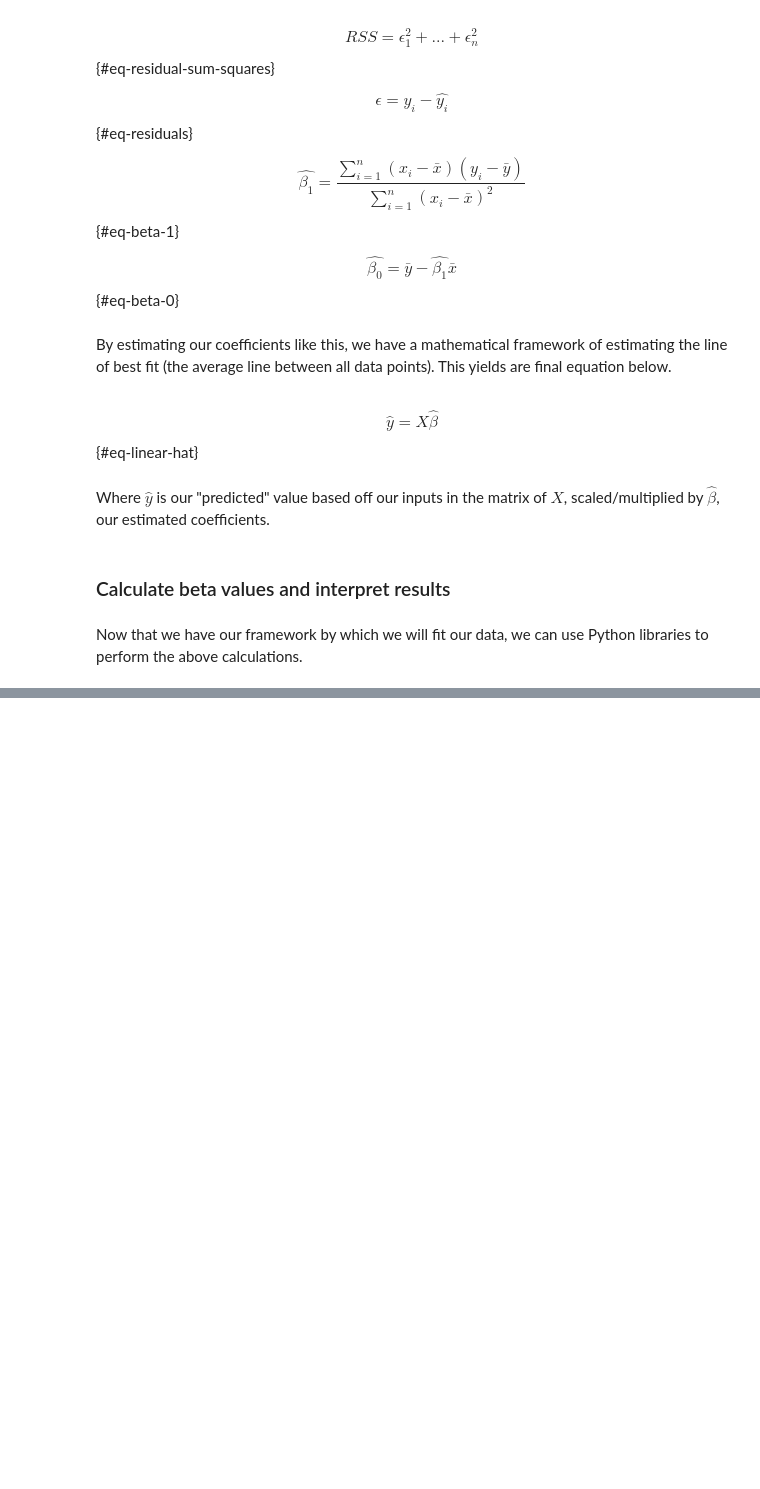
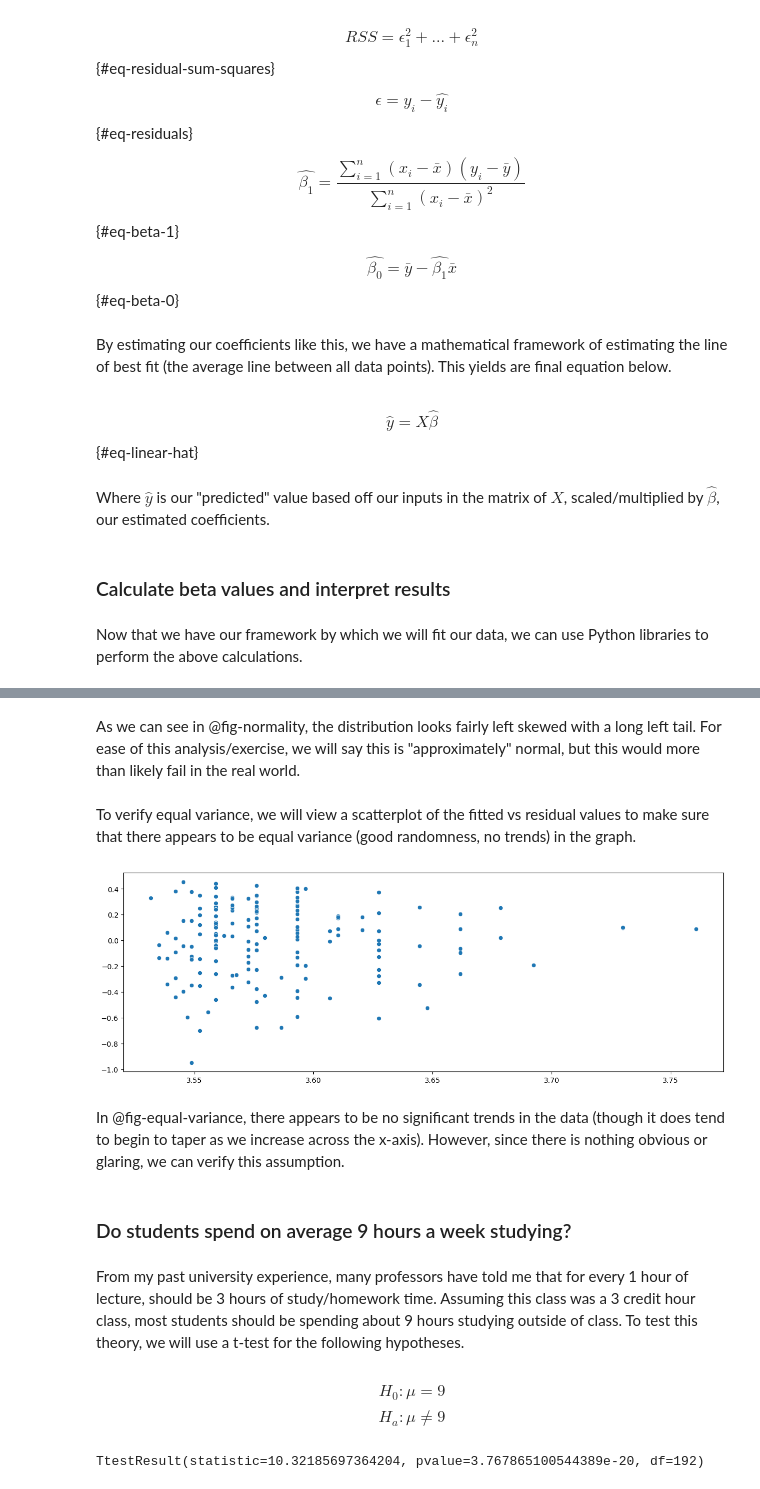
Before and after one commit to thebayesianbandit/thebayesianbandit.github.io, a Jupyter notebook: posts/gpa-analysis/gpa_analysis.ipynb, the cells around one changed output, grey strips where cells are left out. Cells and saved outputs as stored; diff of their text form; code cells hidden in the pictures; blank space fills up the shorter version.

```diff
--- a/posts/gpa-analysis/gpa_analysis.ipynb
+++ b/posts/gpa-analysis/gpa_analysis.ipynb
@@ -328,0 +398,28 @@ Now that we have our framework by which we will fit our data, we can use Python
+# %% [markdown]
+As we can see in @fig-normality, the distribution looks fairly left skewed with a long left tail. For ease of this analysis/exercise, we will say this is "approximately" normal, but this would more than likely fail in the real world.
+# %% [markdown]
+To verify equal variance, we will view a scatterplot of the fitted vs residual values to make sure that there appears to be equal variance (good randomness, no trends) in the graph.
+# %%
+#| label: fig-equal-variance
+#| fig-cap: "Scatterplot of fitted vs residuals"
+
+#Plot scatterplot of fitted vs residuals
+plt.figure(figsize=(15,5))
+sns.scatterplot(x=results.fittedvalues,y=results.resid);
+# %% [output]
+[figure, added]
+# %% [markdown]
+In @fig-equal-variance, there appears to be no significant trends in the data (though it does tend to begin to taper as we increase across the x-axis). However, since there is nothing obvious or glaring, we can verify this assumption.
+# %% [markdown]
+### Do students spend on average 9 hours a week studying?
+# %% [markdown]
+From my past university experience, many professors have told me that for every 1 hour of lecture, should be 3 hours of study/homework time. Assuming this class was a 3 credit hour class, most students should be spending about 9 hours studying outside of class. To test this theory, we will use a t-test for the following hypotheses.
+# %% [markdown]
+$$H_0: \mu = 9$$
+$$H_a: \mu \neq 9$$
+# %%
+#Perform t-test to see if students on average spend 9 hours studying
+from scipy.stats import ttest_1samp
+ttest_1samp(a=df['study_hours'], popmean=9)
+# %% [output]
+TtestResult(statistic=10.32185697364204, pvalue=3.767865100544389e-20, df=192)
```
Also changed, not shown: parts of 27 cells of this notebook, 9 other files.
